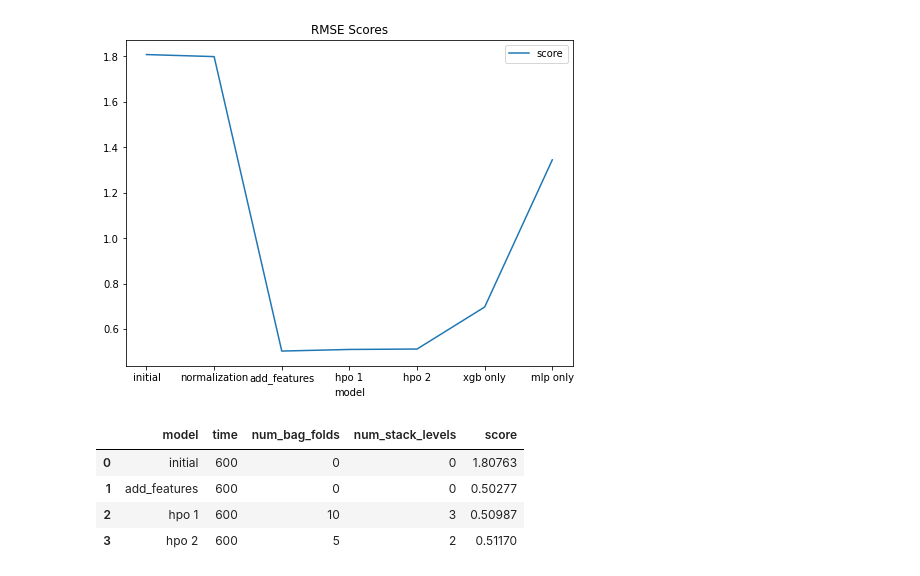
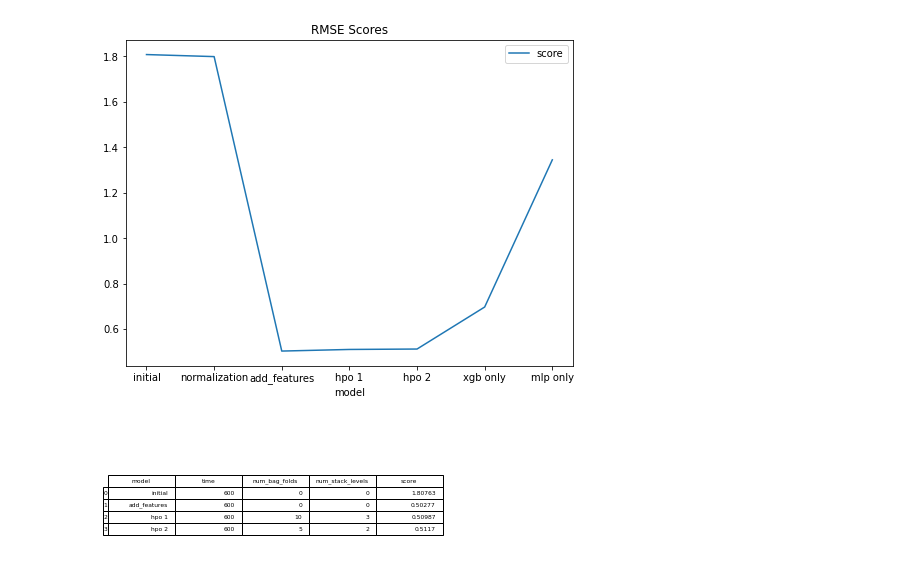
Before and after one commit to gracelynxs/predict-bike-share-udacity-proj, a Jupyter notebook: project.ipynb, the cells around one changed output. Cells and saved outputs as stored; diff of their text form; code cells hidden in the pictures.

```diff
--- a/project.ipynb
+++ b/project.ipynb
@@ -780,16 +876,23 @@ fig.savefig('model_train_score.png')
 # %% [output]
 [figure]
 # %%
-pd.DataFrame({
+results = pd.DataFrame({
     "model": ["initial", "add_features", "hpo 1", "hpo 2"],
     "time": [600, 600, 600, 600],
     "num_bag_folds": [0, 0, 10, 5],
     "num_stack_levels": [0, 0, 3, 2],
     "score": [1.80763, 0.50277, 0.50987, 0.51170]
 })
-# %% [output]
-|  | model | time | num_bag_folds | num_stack_levels | score |
-| 0 | initial | 600 | 0 | 0 | 1.80763 |
-| 1 | add_features | 600 | 0 | 0 | 0.50277 |
-| 2 | hpo 1 | 600 | 10 | 3 | 0.50987 |
-| 3 | hpo 2 | 600 | 5 | 2 | 0.51170 |
+# %%
+from pandas.plotting import table # EDIT: see deprecation warnings below
+import matplotlib.pyplot as plt
+
+ax = plt.subplot(411, frame_on=False) # no visible frame
+ax.xaxis.set_visible(False)  # hide the x axis
+ax.yaxis.set_visible(False)  # hide the y axis
+
+table(ax, results)  # where df is your data frame
+
+plt.savefig('mytable.png', dpi=1200)
+# %% [output]
+[figure, added]
```
Also changed, not shown: parts of 12 cells of this notebook, 1 other file.
